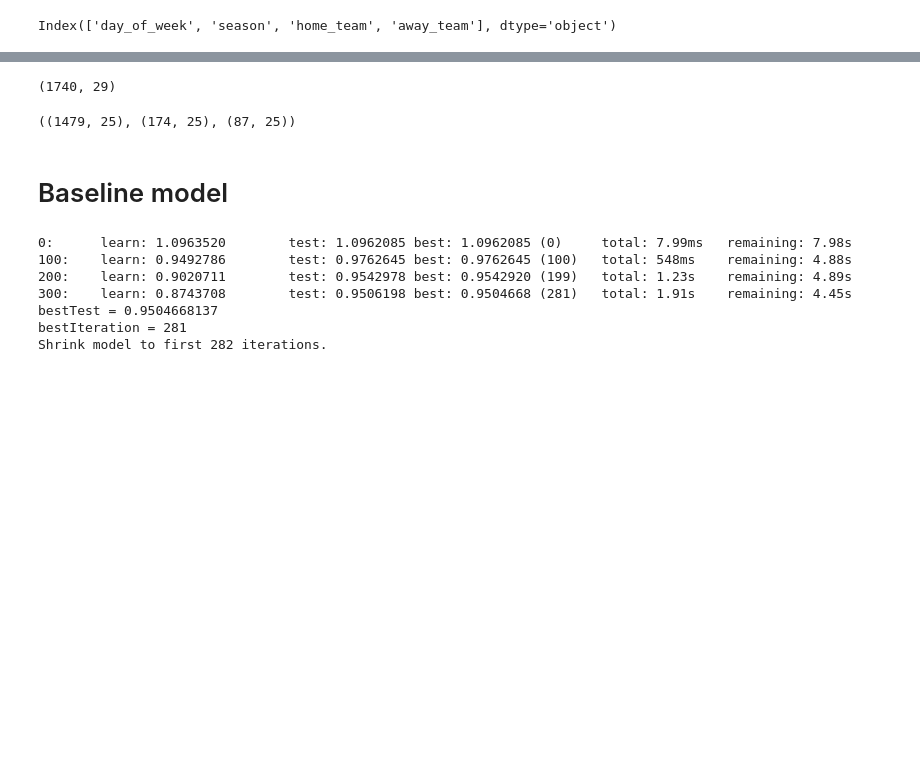
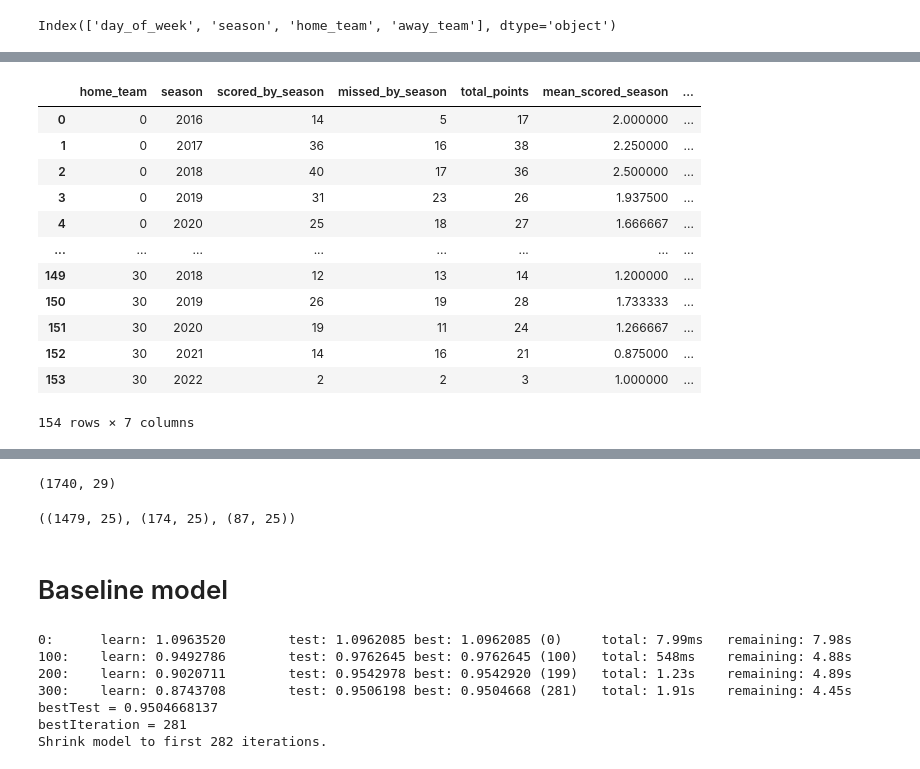
Before and after one commit to macroslav/bets-model, a Jupyter notebook: Bets pipeline.ipynb, the cells around one changed output, grey strips where cells are left out. Saved outputs shown, nothing was run; the diff lists cells and outputs as text; code cells hidden in the pictures; blank space fills up the shorter version.

Commit message:
pipeline: season features transformer: add logic, rewrite _set_target() function

```diff
--- a/Bets pipeline.ipynb
+++ b/Bets pipeline.ipynb
@@ -57,12 +50,6 @@ Index(['season', 'league_level', 'home_win_rate', 'draw_rate', 'away_win_rate',
       dtype='object')
 # %%
 date_features = ['date', 'time']
-# %%
-train_data = train_data.drop(columns=['link', 'league','country'])
-test_data = test_data.drop(columns=['link', 'league', 'country'])
-# %%
-train_data = train_data.drop(columns=['league_level'])
-test_data = test_data.drop(columns=['league_level'])
 # %%
 train_data['season'] = train_data.season.astype('object')
 test_data['season'] = test_data.season.astype('object')
@@ -103,0 +61,10 @@ train_data.head()
+# %%
+transformer_context = {'train':train_data,
+                       'test':test_data,
+                       'cat_features':categorical_features,
+                       'num_features':numeric_features
+                      }
+
+transformer = DataTransformer(transformer_context)
+# %%
+train, val, test = transformer.run_logic()
@@ -103,0 +82,25 @@ train_data.head()
+# %%
+team_season_data = train.groupby(['home_team', 'season'], as_index=False) \
+                            .agg(scored_by_season = ('home_scored','sum'),
+                                 missed_by_season = ('away_scored','sum'),
+                                 total_points = ('target', 'sum'),
+                                 mean_scored_season = ('home_scored', 'mean'),
+                                 mean_missed_season = ('away_scored', 'mean')
+                                 )
+#                             .rename(columns={'home_scored':'scored by season',
+#                                              'away_scored':'missed goals by season'})
+team_season_data
+# %% [output]
+|  | home_team | season | scored_by_season | missed_by_season | total_points | mean_scored_season | ... |
+| 0 | 0 | 2016 | 14 | 5 | 17 | 2.000000 | ... |
+| 1 | 0 | 2017 | 36 | 16 | 38 | 2.250000 | ... |
+| 2 | 0 | 2018 | 40 | 17 | 36 | 2.500000 | ... |
+| 3 | 0 | 2019 | 31 | 23 | 26 | 1.937500 | ... |
+| 4 | 0 | 2020 | 25 | 18 | 27 | 1.666667 | ... |
+| ... | ... | ... | ... | ... | ... | ... | ... |
+| 149 | 30 | 2018 | 12 | 13 | 14 | 1.200000 | ... |
+| 150 | 30 | 2019 | 26 | 19 | 28 | 1.733333 | ... |
+| 151 | 30 | 2020 | 19 | 11 | 24 | 1.266667 | ... |
+| 152 | 30 | 2021 | 14 | 16 | 21 | 0.875000 | ... |
+| 153 | 30 | 2022 | 2 | 2 | 3 | 1.000000 | ... |
+154 rows × 7 columns
```
Also changed, not shown: parts of 19 cells of this notebook, 1 other file.
